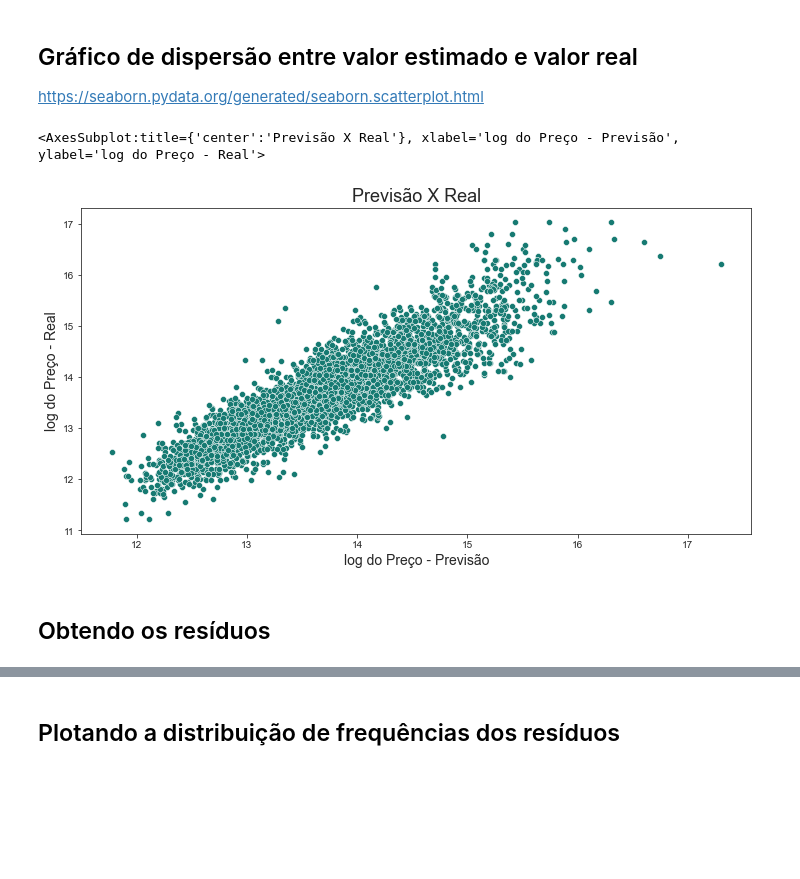
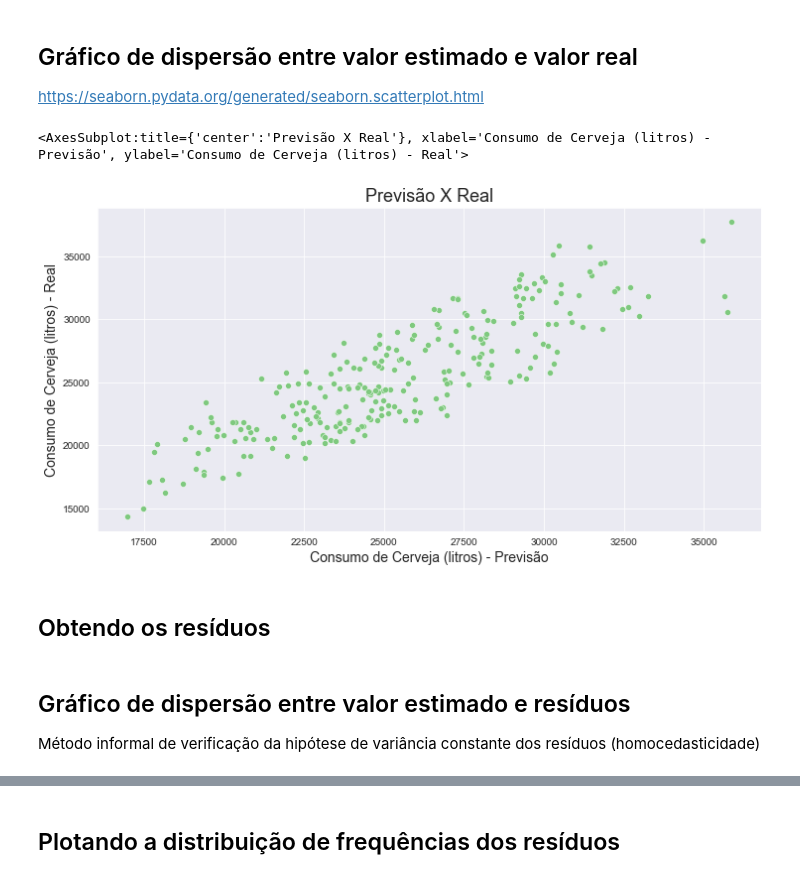
Before and after one commit to rafaelcarvalho7/AluraFCD, a Jupyter notebook: Regressão Linear.ipynb, the cells around one changed output, grey strips where cells are left out. Saved outputs shown, nothing was run; the diff lists cells and outputs as text; code cells hidden in the pictures; blank space fills up the shorter version.

```diff
--- a/Regressão Linear.ipynb
+++ b/Regressão Linear.ipynb
@@ -258,4 +354,4 @@ X = dados[['log_Area', 'log_Dist_Praia', 'log_Dist_Farmacia']]
 # %% [markdown]
 ## Criando os datasets de treino e de teste
 # %%
-X_train, X_test, y_train, y_test = train_test_split(X, y, test_size=0.2, random_state=2811)
+x_train, x_test, y_train, y_test = train_test_split(x, y, test_size=0.3, random_state=2811)
@@ -354,2 +381,0 @@ X = dados[['log_Area', 'log_Dist_Praia']]
-# %%
-X_train, X_test, y_train, y_test = train_test_split(X, y, test_size=0.2, random_state=2811)
@@ -420,7 +397,7 @@ modelo = LinearRegression()
 
 https://scikit-learn.org/stable/modules/generated/sklearn.linear_model.LinearRegression.html#sklearn.linear_model.LinearRegression.fit
 # %%
-modelo.fit(X_train, y_train)
+modelo.fit(x_train,y_train)
 # %% [output]
 LinearRegression()
 # %% [markdown]
@@ -552,7 +531,7 @@ pd.DataFrame(data=np.append(modelo.intercept_, modelo.coef_), index=index, colum
 # %% [markdown]
 ## Gerando as previsões do modelo para os dados de TREINO
 # %%
-y_previsto_train = modelo.predict(X_train)
+y_previsto_train = modelo.predict(x_train)
 # %% [markdown]
 ## Gráfico de dispersão entre valor estimado e valor real
 
@@ -560,13 +539,13 @@ https://seaborn.pydata.org/generated/seaborn.scatterplot.html
 # %%
 ax = sns.scatterplot(x=y_previsto_train, y=y_train)
 ax.figure.set_size_inches(12, 6)
 ax.set_title('Previsão X Real', fontsize=18)
-ax.set_xlabel('log do Preço - Previsão', fontsize=14)
-ax.set_ylabel('log do Preço - Real', fontsize=14)
+ax.set_xlabel('Consumo de Cerveja (litros) - Previsão', fontsize=14)
+ax.set_ylabel('Consumo de Cerveja (litros) - Real', fontsize=14)
 ax
 # %% [output]
-<AxesSubplot:title={'center':'Previsão X Real'}, xlabel='log do Preço - Previsão', ylabel='log do Preço - Real'>
+<AxesSubplot:title={'center':'Previsão X Real'}, xlabel='Consumo de Cerveja (litros) - Previsão', ylabel='Consumo de Cerveja (litros) - Real'>
-[figure, old version]
+[figure, new version]
 # %% [markdown]
 ## Obtendo os resíduos
 # %%
@@ -573,0 +553,4 @@ residuo = y_train - y_previsto_train
+# %% [markdown]
+## Gráfico de dispersão entre valor estimado e resíduos
+
+Método informal de verificação da hipótese de variância constante dos resíduos (homocedasticidade)
```
Also changed, not shown: parts of 160 cells of this notebook.
